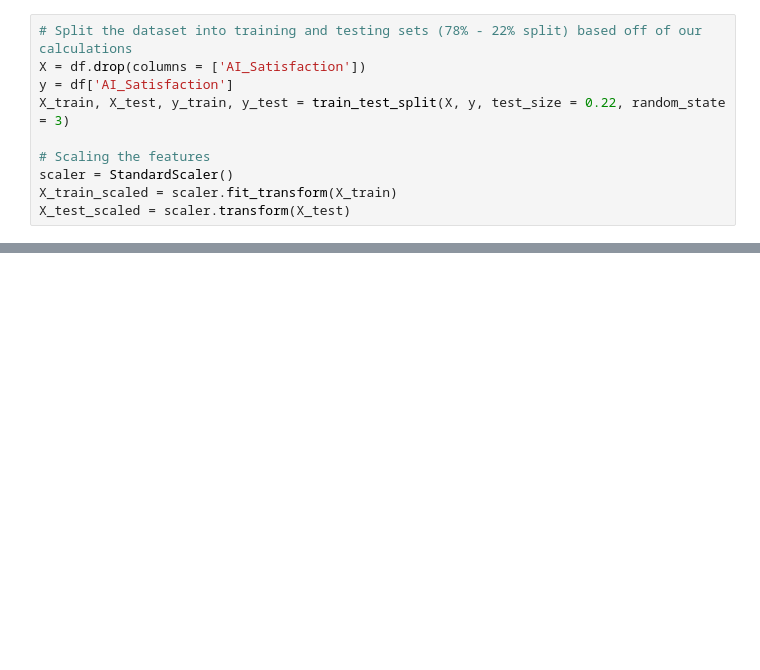
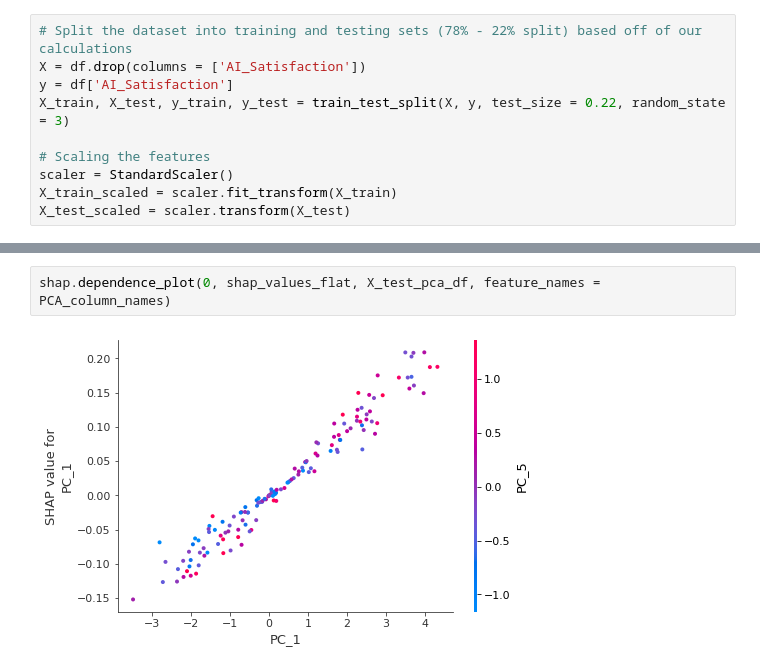
Before and after one commit to Canfieldr/DSE6311-Graduate-DS-Capstone, a Jupyter notebook: Code/Model.ipynb, the cells around one changed output, grey strips where cells are left out. Drawn from its saved outputs; the diff is of its cells as text; blank space fills up the shorter version.

```diff
--- a/Code/Model.ipynb
+++ b/Code/Model.ipynb
@@ -213,0 +318,4 @@ plt.show()
+# %%
+shap.dependence_plot(0, shap_values_flat, X_test_pca_df, feature_names = PCA_column_names)
+# %% [output]
+[figure, added]
```
Also changed, not shown: parts of 28 cells of this notebook.
